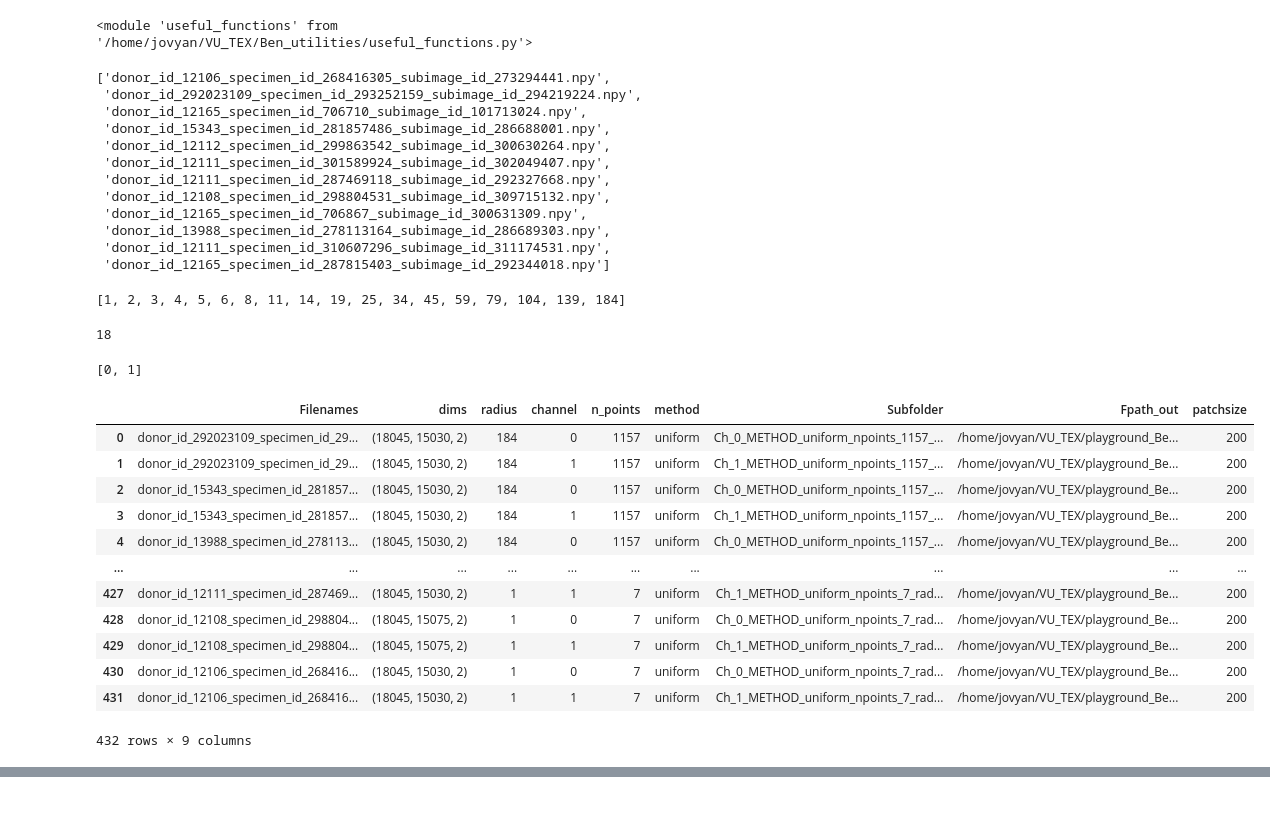
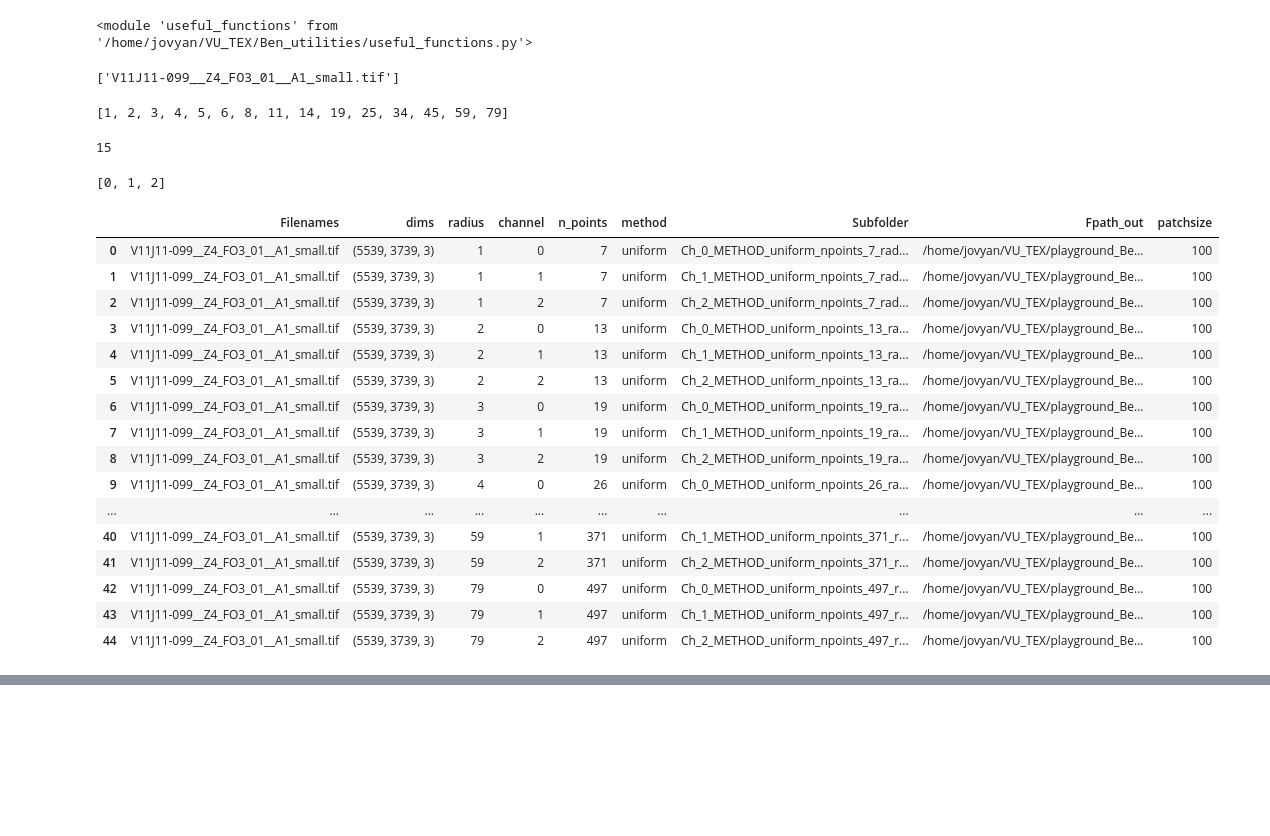
Before and after one commit to spectralnanodiamond/ImageTextureFinder, a Jupyter notebook: 2022-10-28_Parallel_Local_binary_pattern_on_images_with_channels.ipynb, the cells around one changed output, grey strips where cells are left out. Drawn from its saved outputs; the diff is of its cells as text; code cells hidden in the pictures; blank space fills up the shorter version.

```diff
--- a/2022-10-28_Parallel_Local_binary_pattern_on_images_with_channels.ipynb
+++ b/2022-10-28_Parallel_Local_binary_pattern_on_images_with_channels.ipynb
@@ -56,36 +54,27 @@ directory_out_top = fileroot + 'VU_TEX/playground_Ben/2022-08-26_IVY_GAP/2022-11
+# %%
+directory_out_top = fileroot + 'VU_TEX/playground_Ben/2023-07-05_Thymus/2023-07-07_LBP_parallel_values_for_small_image/'
 # %%
-directory_in_imgs = fileroot + 'VU_TEX/playground_Ben/2022-08-26_IVY_GAP/2022-10-25_Subset_optimisation_LBP_v4/A_Pre-processed_images/'
-imgs = os.listdir(directory_in_imgs)
-if 'Thumbs.db' in imgs:
-    imgs.remove('Thumbs.db')
+directory_in_imgs = fileroot + 'VU_TEX/playground_Ben/2023-07-05_Thymus/2023-07-06d_image_conversion_and_crop_to_small_version/'
+#imgs = os.listdir(directory_in_imgs)
+#if 'Thumbs.db' in imgs:
+#    imgs.remove('Thumbs.db')
 #imgs.sort(key=partial(uf.getvaluefromstringbest, variable='MS', ending='.', mydtype=int))
-#imgs = ['2021-12-14_img3_scale_1.npy']
+imgs = ['V11J11-099__Z4_FO3_01__A1_small.tif']
 #imgs = [img for img in imgs if '.npy' in img]
 imgs
 # %% [output]
-['donor_id_12106_specimen_id_268416305_subimage_id_273294441.npy',
- 'donor_id_292023109_specimen_id_293252159_subimage_id_294219224.npy',
- 'donor_id_12165_specimen_id_706710_subimage_id_101713024.npy',
- 'donor_id_15343_specimen_id_281857486_subimage_id_286688001.npy',
- 'donor_id_12112_specimen_id_299863542_subimage_id_300630264.npy',
- 'donor_id_12111_specimen_id_301589924_subimage_id_302049407.npy',
- 'donor_id_12111_specimen_id_287469118_subimage_id_292327668.npy',
- 'donor_id_12108_specimen_id_298804531_subimage_id_309715132.npy',
- 'donor_id_12165_specimen_id_706867_subimage_id_300631309.npy',
- 'donor_id_13988_specimen_id_278113164_subimage_id_286689303.npy',
- 'donor_id_12111_specimen_id_310607296_subimage_id_311174531.npy',
- 'donor_id_12165_specimen_id_287815403_subimage_id_292344018.npy']
+['V11J11-099__Z4_FO3_01__A1_small.tif']
 # %%
-radius_list = [round(1.499*1.327**(float(x))) for x in range(0, 18)]
+radius_list = [round(1.499*1.327**(float(x))) for x in range(0, 15)]
 print(radius_list); len(radius_list)
 # %% [output]
-[1, 2, 3, 4, 5, 6, 8, 11, 14, 19, 25, 34, 45, 59, 79, 104, 139, 184]
+[1, 2, 3, 4, 5, 6, 8, 11, 14, 19, 25, 34, 45, 59, 79]
-18
+15
 # %%
-channel_list = [0, 1]
+channel_list = [0, 1, 2]
 print(channel_list)
 # %% [output]
-[0, 1]
+[0, 1, 2]
 # %%
 #directory_metadata = fileroot + 'VU_TEX/playground_Ben/2022-02-17_UK_CIC/2022-09-06_Iridium_paper_analysis/2022-09-09_merge_metadata_into_iridium_metadata/'
 #filename_metadata = '2022-09-12_IMC_and_HnE.xlsx'
@@ -104,50 +93,54 @@ def get_dims_tiff(filepath):
 
 df_all = pd.DataFrame(imgs, columns=['Filenames'])
 #df_all['dims'] = list(map(uf.get_dims_from_numpy_file, [directory_in_imgs]*len(df_all) + df_all['Filenames']))
-df_all['dims'] = list(map(uf.get_dims_from_numpy_file, [directory_in_imgs]*len(df_all) + df_all['Filenames']))
+df_all['dims'] = list(map(get_dims_tiff, [directory_in_imgs]*len(df_all) + df_all['Filenames']))
 #df_all['dims_superpixel'] = list(map(uf.get_cropped_superpixel_dims, df_all['dims'], repeat(1)))
 
 df_all = uf.create_df_cross_for_separate_dfs(df_all,
                                              pd.DataFrame(radius_list, columns=['radius']))
 
 df_all = uf.create_df_cross_for_separate_dfs(df_all,
                                              pd.DataFrame(channel_list , columns=['channel']))
 
 #df_all['n_points'] = [int(32/5*r) for r in df_all['radius']]
 df_all['n_points'] = [math.ceil(2*math.pi*r) for r in df_all['radius']]
 df_all['method'] = ['uniform']*len(df_all)
 
 df_all['Subfolder'] = ['Ch_' + str(channel) + '_METHOD_'+ method + '_npoints_' + str(n_points) + '_radius_' + str(radius) + '/' for
                       channel, method, n_points, radius in zip(df_all['channel'],
                                                       df_all['method'],
                                                           df_all['n_points'],
                                                          df_all['radius'])]
 
-df_all['Fpath_out'] = [directory_out_top + subfolder_out + filename
+df_all['Fpath_out'] = [directory_out_top + subfolder_out + filename.replace('.tif', '.npy')
                       for subfolder_out, filename
                        in zip(df_all['Subfolder'], df_all['Filenames'])]
 
-df_all['patchsize'] = 200
+df_all['patchsize'] = 100
 
 df_all.sort_values(['n_points', 'Filenames'], inplace=True,
-                  ascending=False)
+                  ascending=True)
 df_all.reset_index(drop=True, inplace=True)
 
 df_all
 # %% [output]
 |  | Filenames | dims | radius | channel | n_points | method | Subfolder | Fpath_out | patchsize |
-| 0 | donor_id_292023109_specimen_id_29... | (18045, 15030, 2) | 184 | 0 | 1157 | uniform | Ch_0_METHOD_uniform_npoints_1157_... | /home/jovyan/VU_TEX/playground_Be... | 200 |
-| 1 | donor_id_292023109_specimen_id_29... | (18045, 15030, 2) | 184 | 1 | 1157 | uniform | Ch_1_METHOD_uniform_npoints_1157_... | /home/jovyan/VU_TEX/playground_Be... | 200 |
-| 2 | donor_id_15343_specimen_id_281857... | (18045, 15030, 2) | 184 | 0 | 1157 | uniform | Ch_0_METHOD_uniform_npoints_1157_... | /home/jovyan/VU_TEX/playground_Be... | 200 |
-| 3 | donor_id_15343_specimen_id_281857... | (18045, 15030, 2) | 184 | 1 | 1157 | uniform | Ch_1_METHOD_uniform_npoints_1157_... | /home/jovyan/VU_TEX/playground_Be... | 200 |
-| 4 | donor_id_13988_specimen_id_278113... | (18045, 15030, 2) | 184 | 0 | 1157 | uniform | Ch_0_METHOD_uniform_npoints_1157_... | /home/jovyan/VU_TEX/playground_Be... | 200 |
+| 0 | V11J11-099__Z4_FO3_01__A1_small.tif | (5539, 3739, 3) | 1 | 0 | 7 | uniform | Ch_0_METHOD_uniform_npoints_7_rad... | /home/jovyan/VU_TEX/playground_Be... | 100 |
+| 1 | V11J11-099__Z4_FO3_01__A1_small.tif | (5539, 3739, 3) | 1 | 1 | 7 | uniform | Ch_1_METHOD_uniform_npoints_7_rad... | /home/jovyan/VU_TEX/playground_Be... | 100 |
+| 2 | V11J11-099__Z4_FO3_01__A1_small.tif | (5539, 3739, 3) | 1 | 2 | 7 | uniform | Ch_2_METHOD_uniform_npoints_7_rad... | /home/jovyan/VU_TEX/playground_Be... | 100 |
+| 3 | V11J11-099__Z4_FO3_01__A1_small.tif | (5539, 3739, 3) | 2 | 0 | 13 | uniform | Ch_0_METHOD_uniform_npoints_13_ra... | /home/jovyan/VU_TEX/playground_Be... | 100 |
+| 4 | V11J11-099__Z4_FO3_01__A1_small.tif | (5539, 3739, 3) | 2 | 1 | 13 | uniform | Ch_1_METHOD_uniform_npoints_13_ra... | /home/jovyan/VU_TEX/playground_Be... | 100 |
+| 5 | V11J11-099__Z4_FO3_01__A1_small.tif | (5539, 3739, 3) | 2 | 2 | 13 | uniform | Ch_2_METHOD_uniform_npoints_13_ra... | /home/jovyan/VU_TEX/playground_Be... | 100 |
+| 6 | V11J11-099__Z4_FO3_01__A1_small.tif | (5539, 3739, 3) | 3 | 0 | 19 | uniform | Ch_0_METHOD_uniform_npoints_19_ra... | /home/jovyan/VU_TEX/playground_Be... | 100 |
+| 7 | V11J11-099__Z4_FO3_01__A1_small.tif | (5539, 3739, 3) | 3 | 1 | 19 | uniform | Ch_1_METHOD_uniform_npoints_19_ra... | /home/jovyan/VU_TEX/playground_Be... | 100 |
+| 8 | V11J11-099__Z4_FO3_01__A1_small.tif | (5539, 3739, 3) | 3 | 2 | 19 | uniform | Ch_2_METHOD_uniform_npoints_19_ra... | /home/jovyan/VU_TEX/playground_Be... | 100 |
+| 9 | V11J11-099__Z4_FO3_01__A1_small.tif | (5539, 3739, 3) | 4 | 0 | 26 | uniform | Ch_0_METHOD_uniform_npoints_26_ra... | /home/jovyan/VU_TEX/playground_Be... | 100 |
 | ... | ... | ... | ... | ... | ... | ... | ... | ... | ... |
-| 427 | donor_id_12111_specimen_id_287469... | (18045, 15030, 2) | 1 | 1 | 7 | uniform | Ch_1_METHOD_uniform_npoints_7_rad... | /home/jovyan/VU_TEX/playground_Be... | 200 |
-| 428 | donor_id_12108_specimen_id_298804... | (18045, 15075, 2) | 1 | 0 | 7 | uniform | Ch_0_METHOD_uniform_npoints_7_rad... | /home/jovyan/VU_TEX/playground_Be... | 200 |
-| 429 | donor_id_12108_specimen_id_298804... | (18045, 15075, 2) | 1 | 1 | 7 | uniform | Ch_1_METHOD_uniform_npoints_7_rad... | /home/jovyan/VU_TEX/playground_Be... | 200 |
-| 430 | donor_id_12106_specimen_id_268416... | (18045, 15030, 2) | 1 | 0 | 7 | uniform | Ch_0_METHOD_uniform_npoints_7_rad... | /home/jovyan/VU_TEX/playground_Be... | 200 |
-| 431 | donor_id_12106_specimen_id_268416... | (18045, 15030, 2) | 1 | 1 | 7 | uniform | Ch_1_METHOD_uniform_npoints_7_rad... | /home/jovyan/VU_TEX/playground_Be... | 200 |
+| 40 | V11J11-099__Z4_FO3_01__A1_small.tif | (5539, 3739, 3) | 59 | 1 | 371 | uniform | Ch_1_METHOD_uniform_npoints_371_r... | /home/jovyan/VU_TEX/playground_Be... | 100 |
+| 41 | V11J11-099__Z4_FO3_01__A1_small.tif | (5539, 3739, 3) | 59 | 2 | 371 | uniform | Ch_2_METHOD_uniform_npoints_371_r... | /home/jovyan/VU_TEX/playground_Be... | 100 |
+| 42 | V11J11-099__Z4_FO3_01__A1_small.tif | (5539, 3739, 3) | 79 | 0 | 497 | uniform | Ch_0_METHOD_uniform_npoints_497_r... | /home/jovyan/VU_TEX/playground_Be... | 100 |
+| 43 | V11J11-099__Z4_FO3_01__A1_small.tif | (5539, 3739, 3) | 79 | 1 | 497 | uniform | Ch_1_METHOD_uniform_npoints_497_r... | /home/jovyan/VU_TEX/playground_Be... | 100 |
+| 44 | V11J11-099__Z4_FO3_01__A1_small.tif | (5539, 3739, 3) | 79 | 2 | 497 | uniform | Ch_2_METHOD_uniform_npoints_497_r... | /home/jovyan/VU_TEX/playground_Be... | 100 |
-432 rows × 9 columns
 # %%
 def get_numpy_datatype_unsigned_int(largest_value):
     if largest_value <= 255:
```
Also changed, not shown: parts of 8 cells of this notebook.
